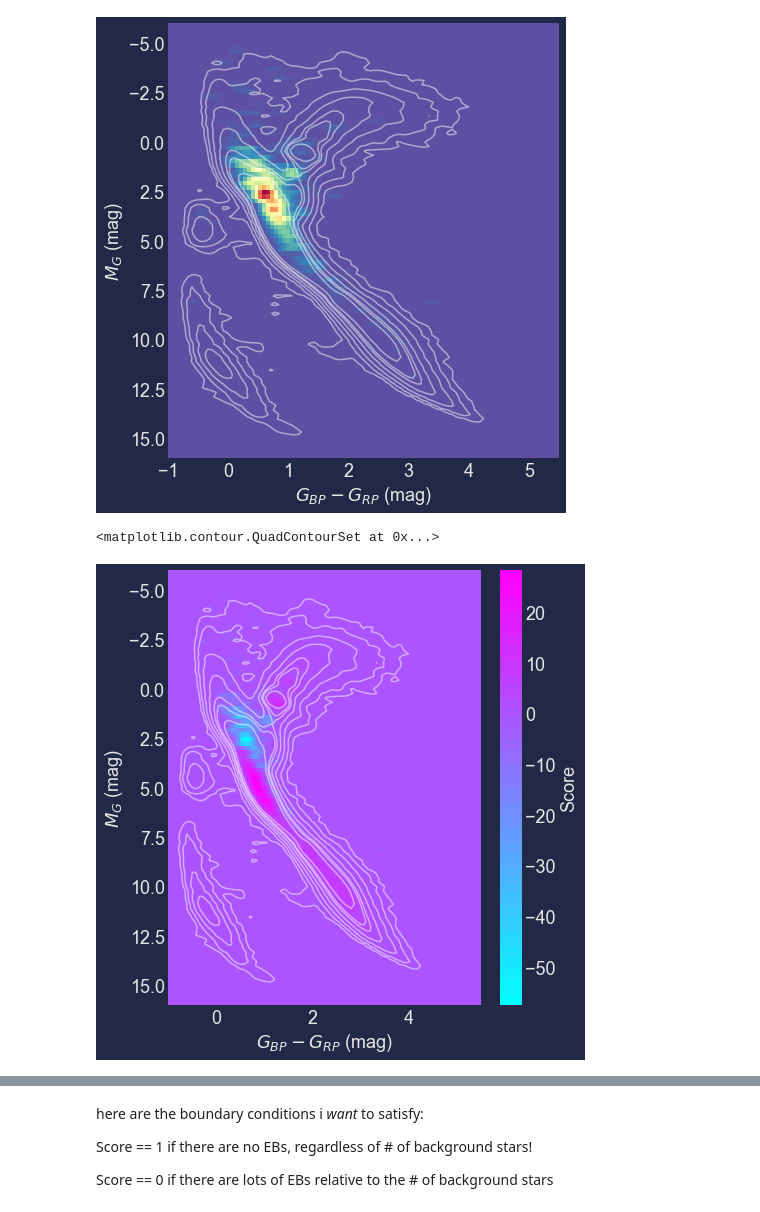
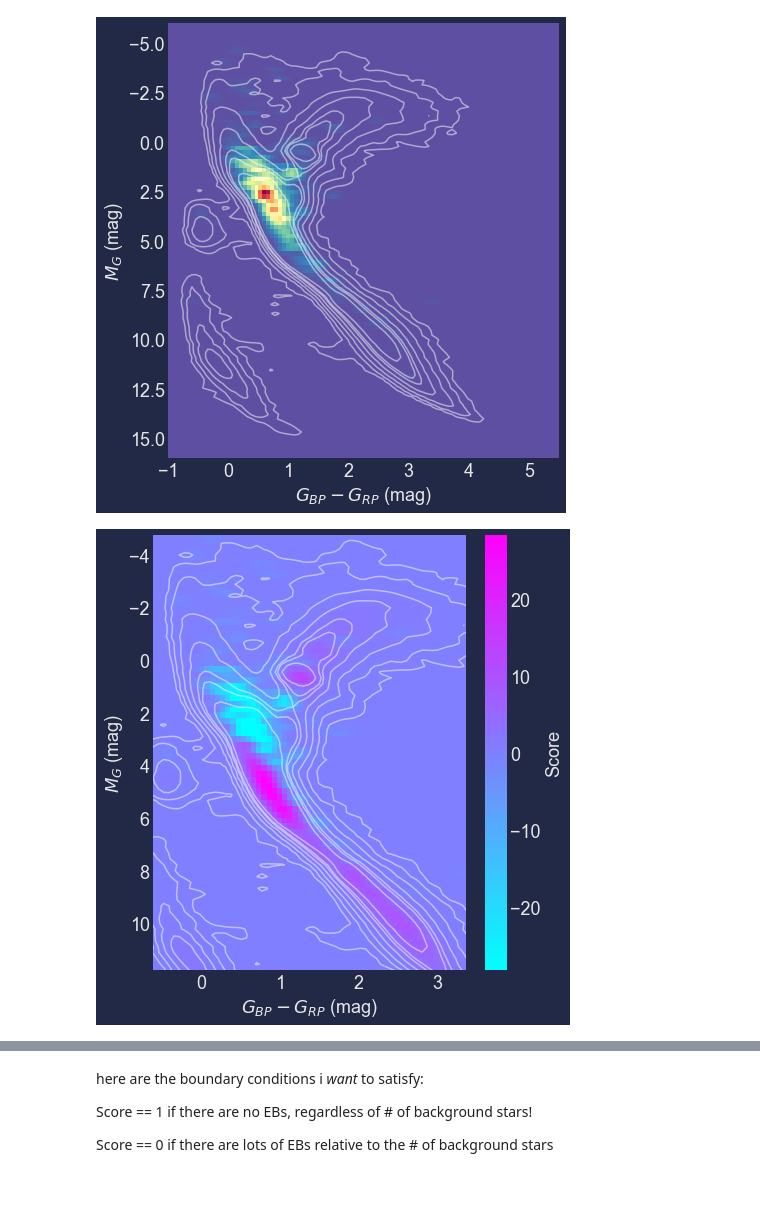
Before and after one commit to jradavenport/EBHRD, a Jupyter notebook: notebooks/metric_v1.ipynb, the cells around one changed output, grey strips where cells are left out. Drawn from its saved outputs; the diff is of its cells as text; code cells hidden in the pictures.

```diff
--- a/notebooks/metric_v1.ipynb
+++ b/notebooks/metric_v1.ipynb
@@ -175,21 +175,36 @@ plt.contour(xx2, yy2, zz2/np.sum(zz2)*np.float(len(Dok)),
 # %%
 SCORE = (1-(zz1+1)/(zz2+1))*100
 # SCORE = (np.log10(zz1/np.sum(zz1)*np.float(len(Dok))+1e-9) -
 #          np.log10(zz2/np.sum(zz2)*np.float(len(Dok))+1e-9) )
+
+# center about SCORE=0...
+if -np.min(SCORE) > np.max(SCORE):
+    SCORE[-SCORE > np.max(SCORE)] = -np.max(SCORE)
+
+if np.max(SCORE) > -np.min(SCORE):
+    SCORE[np.max(SCORE) > -np.min(SCORE)] = -np.min(SCORE)
 
 
 plt.figure(figsize=(7,8))
 plt.pcolormesh(xx2, yy2, SCORE, cmap=plt.cm.cool)
 plt.gca().invert_yaxis()
 plt.xlabel('$G_{BP} - G_{RP}$ (mag)')
 plt.ylabel('$M_G$ (mag)')
 plt.grid(True)
 cb=plt.colorbar()
 cb.set_label('Score')
 
 # plt.contour(xx2, yy2, (zz1+1)/(zz2+1), colors='white')
 plt.contour(xx2, yy2, zz2/np.sum(zz2)*np.float(len(Dok)),
             colors='white', levels=(1,3,10,30,70,100,200), alpha=0.5)
+
+x = EHow['bp_rp'][Eok]
+y = EHow['phot_g_mean_mag'][Eok] - 5. * np.log10(1000./EHow['parallax'][Eok]) + 5
+
+plt.xlim(min(x), max(x))
+plt.ylim(max(y), min(y))
+
+
+plt.savefig('score_v1.png', dpi=300, bbox_inches='tight', pad_inches=0.25)
 # %% [output]
-<matplotlib.contour.QuadContourSet at 0x...>
-[figure, old version]
+[figure, new version]
```
Also changed, not shown: parts of 1 cell of this notebook, 1 other file.
